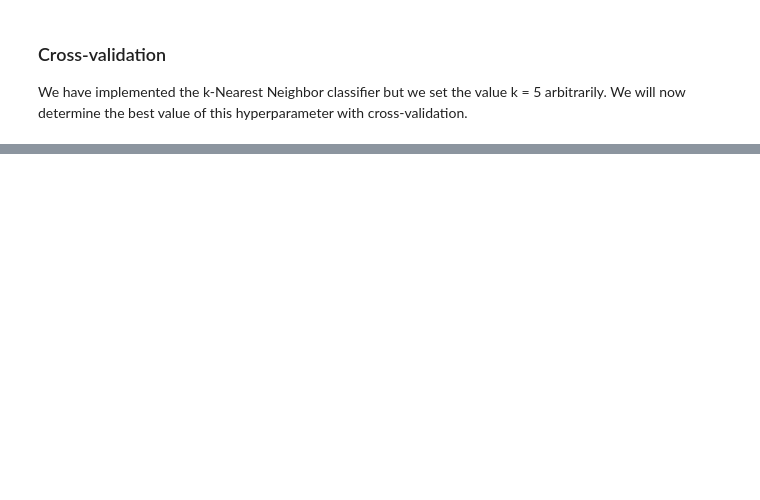
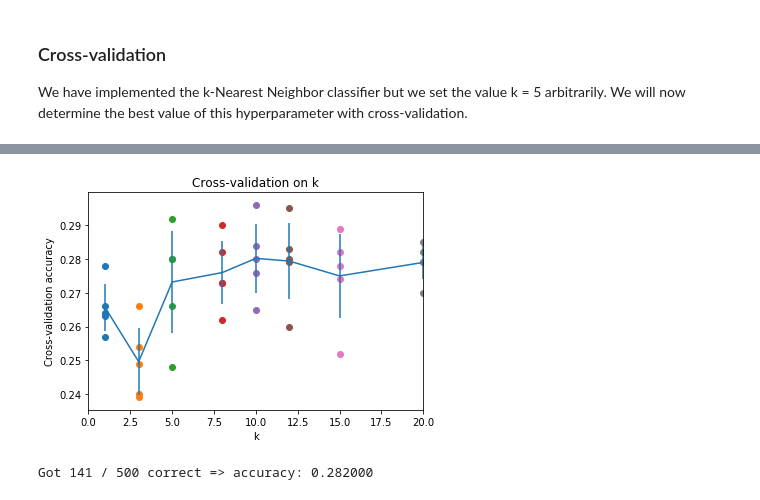
Before and after one commit to Nits2097/cs231n, a Jupyter notebook: assignment1/knn.ipynb, the cells around one changed output, grey strips where cells are left out. Drawn from its saved outputs; the diff is of its cells as text; code cells hidden in the pictures; blank space fills up the shorter version.

```diff
--- a/assignment1/knn.ipynb
+++ b/assignment1/knn.ipynb
@@ -228,7 +237,9 @@ y_train_folds = []
 # y_train_folds[i] is the label vector for the points in X_train_folds[i].     #
 # Hint: Look up the numpy array_split function.                                #
 ################################################################################
-pass
+#pass
+X_train_folds = np.split(X_train,num_folds)
+y_train_folds = np.split(y_train,num_folds)
 ################################################################################
 #                                 END OF YOUR CODE                             #
 ################################################################################
@@ -248,7 +259,20 @@ k_to_accuracies = {}
 # last fold as a validation set. Store the accuracies for all fold and all     #
 # values of k in the k_to_accuracies dictionary.                               #
 ################################################################################
-pass
+for k in k_choices:
+    k_to_accuracies[k] = []
+    for n in range(num_folds):
+        X_train_to_send = np.concatenate([j for i,j in enumerate(X_train_folds) if i!=n])
+        #print(X_train_to_send)
+        y_train_to_send = np.concatenate([j for i,j in enumerate(y_train_folds) if i!=n])
+        classifier = KNearestNeighbor()
+        classifier.train(X_train_to_send, y_train_to_send)
+        y_pred = classifier.predict(X_train_folds[n],k)
+        no_of_correct_predictions = np.sum(y_pred == y_train_folds[n])
+        total_predictions = len(y_pred)
+        accuracy = float(no_of_correct_predictions)/float(total_predictions)
+        k_to_accuracies[k].append(accuracy)
+#pass
 ################################################################################
 #                                 END OF YOUR CODE                             #
 ################################################################################
@@ -260,22 +302,25 @@ for k in sorted(k_to_accuracies):
 # %%
 # plot the raw observations
 for k in k_choices:
     accuracies = k_to_accuracies[k]
     plt.scatter([k] * len(accuracies), accuracies)
 
 # plot the trend line with error bars that correspond to standard deviation
 accuracies_mean = np.array([np.mean(v) for k,v in sorted(k_to_accuracies.items())])
 accuracies_std = np.array([np.std(v) for k,v in sorted(k_to_accuracies.items())])
 plt.errorbar(k_choices, accuracies_mean, yerr=accuracies_std)
 plt.title('Cross-validation on k')
 plt.xlabel('k')
 plt.ylabel('Cross-validation accuracy')
+plt.xlim(0,20)
 plt.show()
+# %% [output]
+[figure, added]
 # %%
 # Based on the cross-validation results above, choose the best value for k,
 # retrain the classifier using all the training data, and test it on the test
 # data. You should be able to get above 28% accuracy on the test data.
-best_k = 1
+best_k = 10
 
 classifier = KNearestNeighbor()
 classifier.train(X_train, y_train)
@@ -285,3 +330,5 @@ y_test_pred = classifier.predict(X_test, k=best_k)
 num_correct = np.sum(y_test_pred == y_test)
 accuracy = float(num_correct) / num_test
 print('Got %d / %d correct => accuracy: %f' % (num_correct, num_test, accuracy))
+# %% [output]
+Got 141 / 500 correct => accuracy: 0.282000
```
Also changed, not shown: parts of 6 cells of this notebook, 2 other files.
